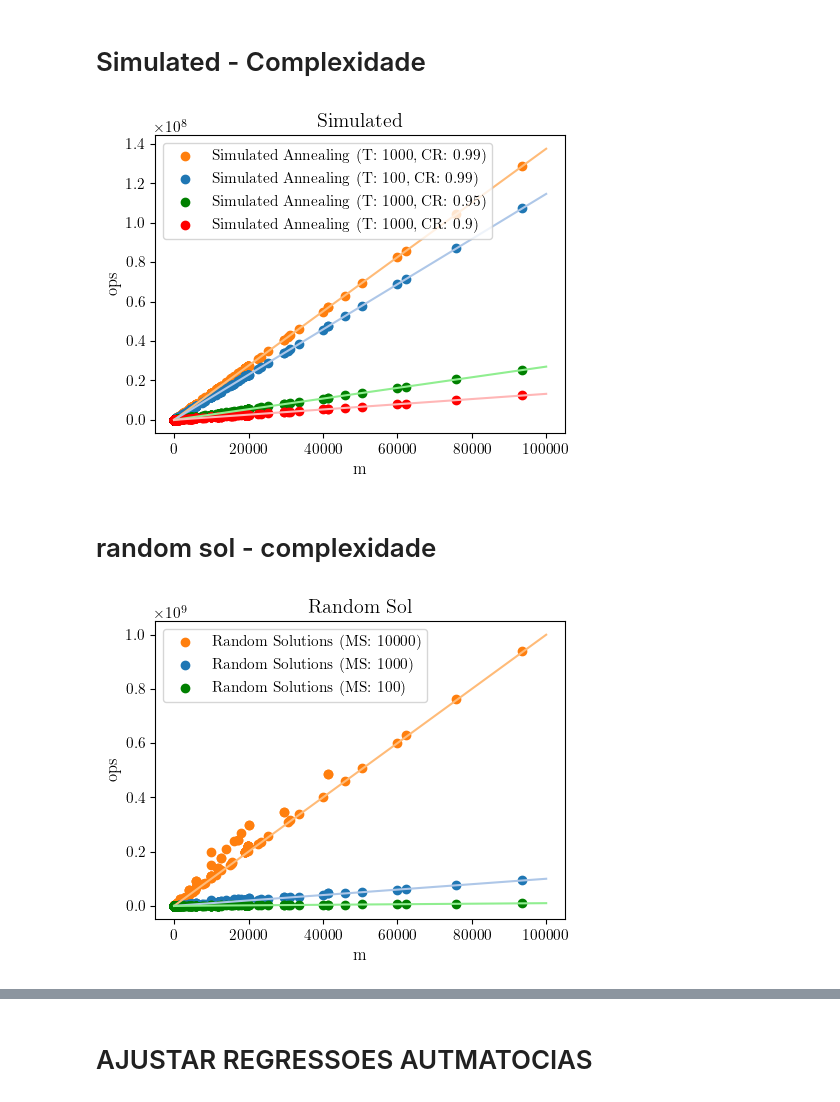
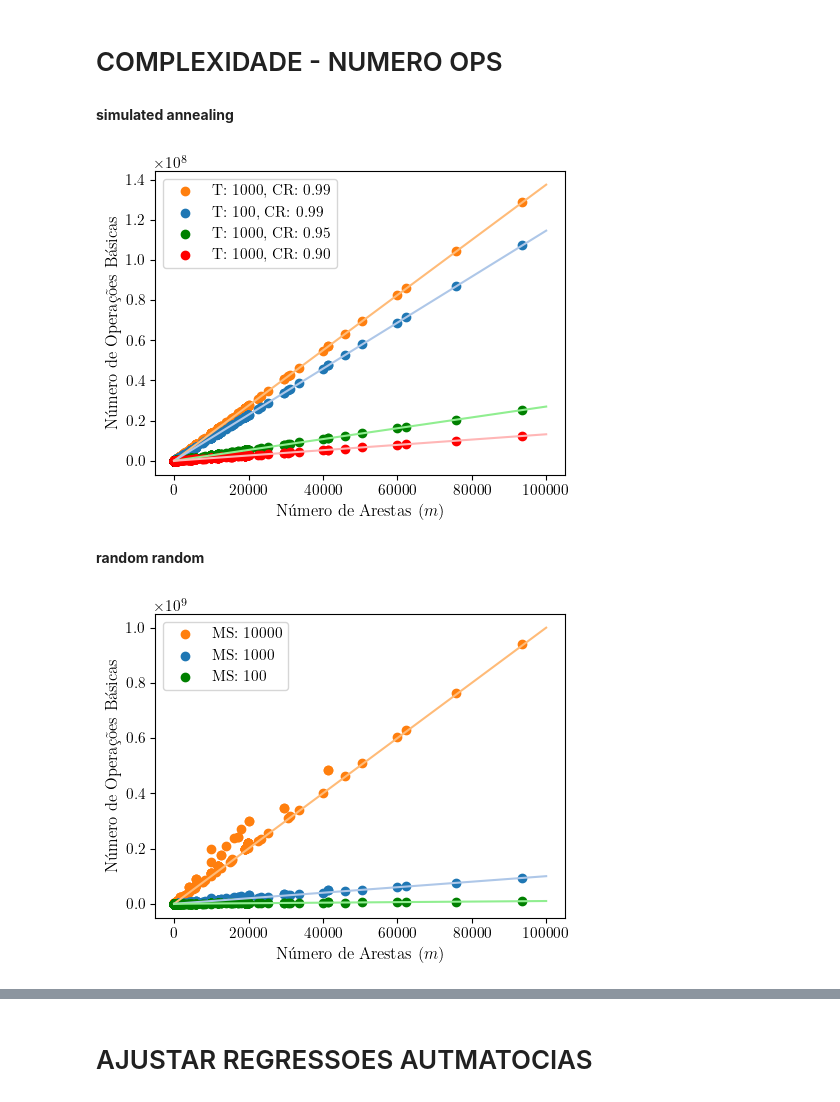
Before and after one commit to Hugoverissimo21/max-weighted-cut-02, a Jupyter notebook: benchmarks (03plots).ipynb, the cells around one changed output, grey strips where cells are left out. Saved outputs shown, nothing was run; the diff lists cells and outputs as text; code cells hidden in the pictures.

```diff
--- a/benchmarks (03plots).ipynb
+++ b/benchmarks (03plots).ipynb
@@ -16,44 +16,51 @@ plt.rcParams.update({
 })
 # %%
 results = pd.read_excel("results.xlsx", header=[0,1], index_col=0)
-# %% [markdown]
-# Simulated  - Complexidade
+# %% [markdown]
+# COMPLEXIDADE - NUMERO OPS
+# %% [markdown]
+**simulated annealing**
 # %%
 alg = "Simulated "
 metrics = "#ops"
 size = "m"
 colors_scatter = ["#ff7f0e", "#1f77b4", "green", "red"]
 colors_plot = ["#ffbb78", "#aec7e8", "lightgreen", "#FFB6B6"]
 
 a = -1
 for h1, h2 in results.columns:
     if h2 == "#ops" and alg in h1:
         a += 1
         T = int(h1.replace(",", "").split()[3])
         CR = float(h1.replace(")", "").split()[5])
 
         x = results[("Graph", size)]
         y = results[(h1, h2)]
         sorted_points = sorted(zip(x, y))  # Create tuples and sort by x
         x_sorted, y_sorted = zip(*sorted_points)  # Unzip into two sorted lists
-        plt.scatter(x, y, label=f"{h1}", color = colors_scatter[a])
+        if h1 == "Simulated Annealing (T: 1000, CR: 0.9)":
+            h1 = "Simulated Annealing (T: 1000, CR: 0.90)"
+        plt.scatter(x, y, label=f"{h1[21:-1]}", color = colors_scatter[a])
 
         x = np.linspace(0, 10**5)
         K = np.ceil(np.log(10**-3 / T) / np.log(CR))
         y = x * K
         plt.plot(x, y, color = colors_plot[a])
-plt.title(f"{alg}")
-plt.xlabel(f"{size}")
-plt.ylabel(f"{metrics}"[1:])
+#plt.xlabel(f"{size}")
+#plt.ylabel(f"{metrics}"[1:])
 plt.legend()
 #plt.xscale("log")
+
+#plt.title("Simulated Annealing")
+plt.ylabel(r"Número de Operações Básicas")
+plt.xlabel(r"Número de Arestas ($m$)")
 plt.tight_layout()
 plt.savefig(f"assets/ops_{alg}.png", transparent=True)
 plt.show()
 # %% [output]
-[figure, old version]
+[figure, new version]
 # %% [markdown]
-# random sol - complexidade
+**random random**
 # %%
 alg = "Random Sol"
 metrics = "#ops"
@@ -71,22 +78,24 @@ for h1, h2 in results.columns:
         y = results[(h1, h2)]
         sorted_points = sorted(zip(x, y))  # Create tuples and sort by x
         x_sorted, y_sorted = zip(*sorted_points)  # Unzip into two sorted lists
-        plt.scatter(x, y, label=f"{h1}", color = colors_scatter[a])
+        plt.scatter(x, y, label=f"{h1[18:-1]}", color = colors_scatter[a])
 
         x = np.linspace(0, 10**5)
         y = MS * x
         plt.plot(x, y, color = colors_plot[a])
-plt.title(f"{alg}")
-plt.xlabel(f"{size}")
-plt.ylabel(f"{metrics}"[1:])
+
 plt.legend()
 #plt.xscale("log")
 #plt.yscale("log")
+
+#plt.title("random solution ")
+plt.ylabel(r"Número de Operações Básicas")
+plt.xlabel(r"Número de Arestas ($m$)")
 plt.tight_layout()
 plt.savefig(f"assets/ops_{alg}.png", transparent=True)
 plt.show()
 # %% [output]
-[figure, old version]
+[figure, new version]
 # %%
 alg = "Random Greedy"
 metrics = "#ops"
```
Also changed, not shown: parts of 5 cells of this notebook, 49 other files.
